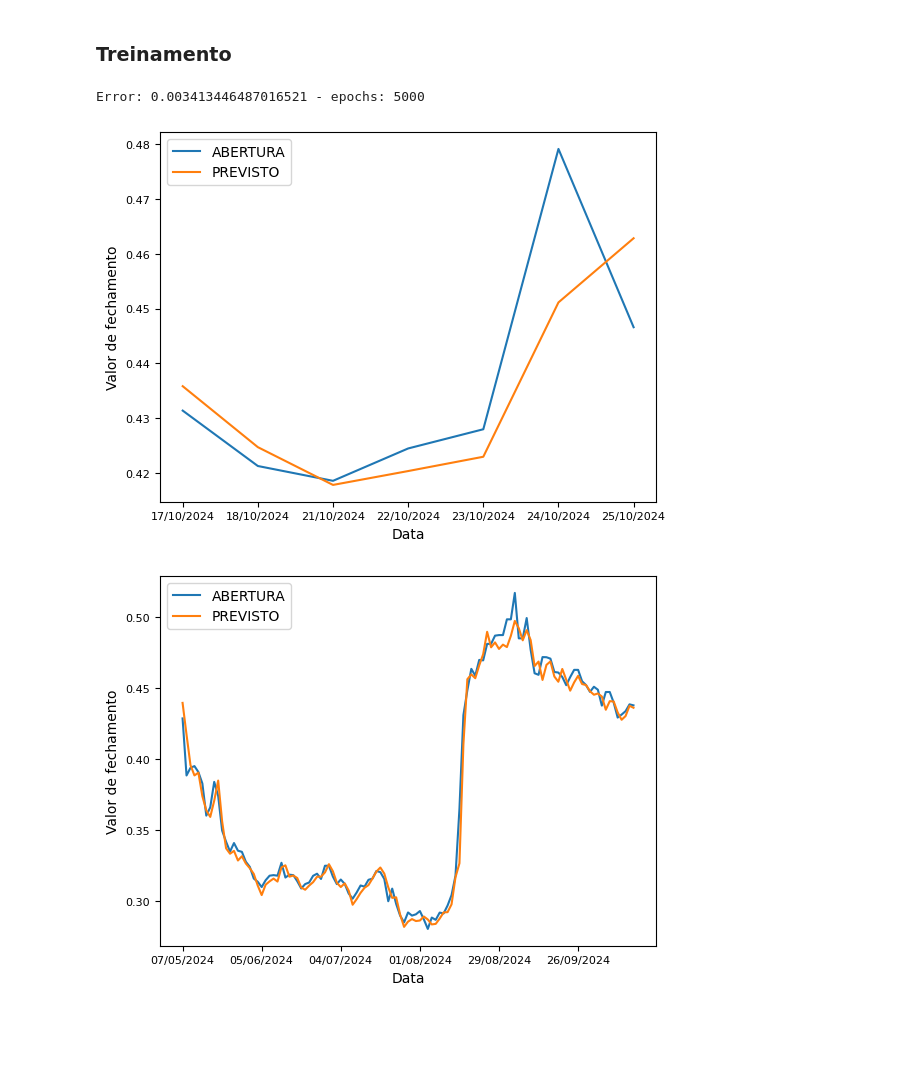
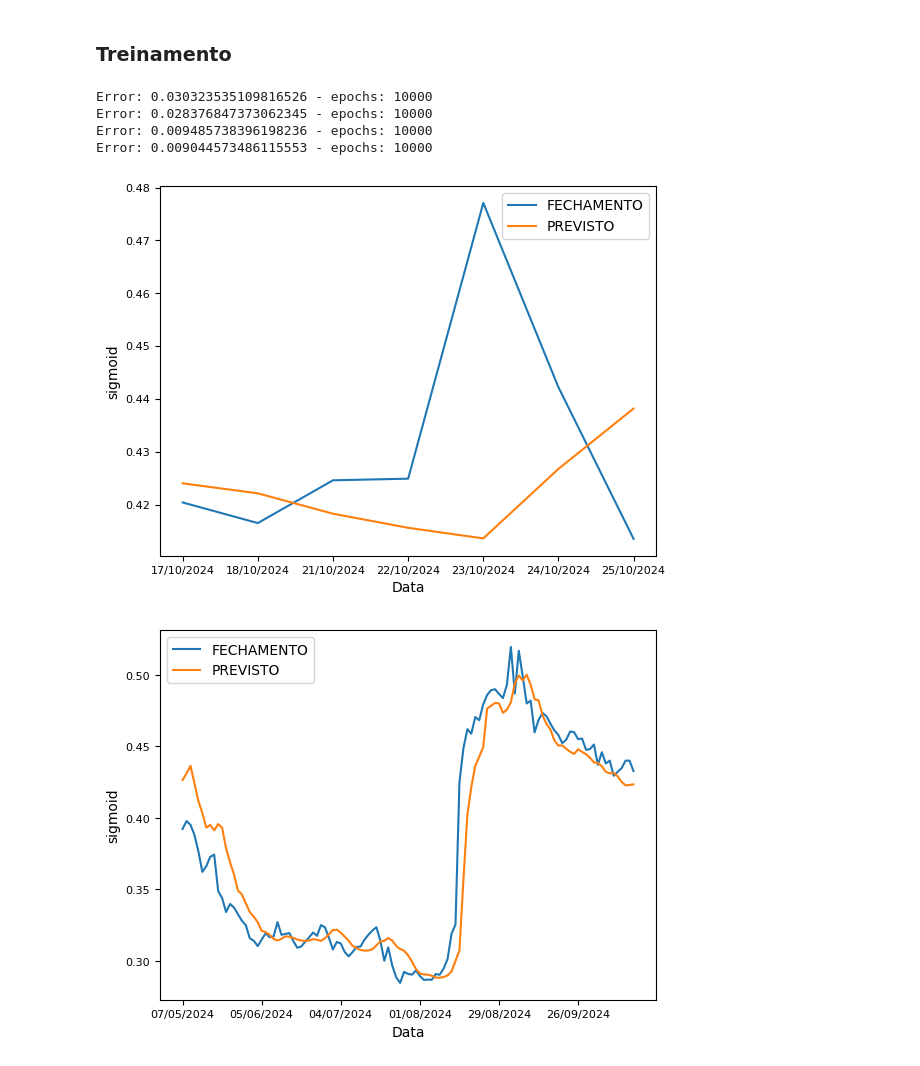
Before and after one commit to Diogo-NB/stock-exchange-mlp-predictions, a Jupyter notebook: stock_exchange_mlp_predictions.ipynb, the cells around one changed output. Cells and saved outputs as stored; diff of their text form; code cells hidden in the pictures; blank space fills up the shorter version.

```diff
--- a/stock_exchange_mlp_predictions.ipynb
+++ b/stock_exchange_mlp_predictions.ipynb
@@ -36,7 +36,7 @@ df
 N_DAYS = 7
 
 input = np.array([(df[i:i+N_DAYS].to_numpy().flatten()) for i in range(df.index.size - N_DAYS)])
-target = np.array([[df.iat[i+N_DAYS, 0]] for i in range(df.index.size - N_DAYS)])
+target = np.array([[df.iat[i+N_DAYS, 1]] for i in range(df.index.size - N_DAYS)])
 
 N_TEST = 7
 
@@ -53,24 +53,53 @@ x_train.shape, t_train.shape, x_test.shape, t_test.shape
 ### Treinamento
 # %%
 from mlp_model import MLP
+from concurrent.futures import ThreadPoolExecutor
 
-mlp = MLP(layers_sizes=[49, 49 * 3, 49 * 2, 49, 21, 7, 1])
-error, epochs = mlp.train(x_train, t_train, learning_rate=0.0025, max_epochs=5000, tolerated_error=0.0001)
-print(f'Error: {error} - epochs: {epochs}')
+models = [
+    MLP(layers_sizes=[49, 100, 100, 1], activation='sigmoid'),
+    MLP(layers_sizes=[49, 120, 120, 1], activation='sigmoid'),
+    MLP(layers_sizes=[49, 100, 100, 1], activation='tanh'),
+    MLP(layers_sizes=[49, 120, 120, 1], activation='tanh')
+]
 
-y_test = mlp.predict(x_test)
-df_test = df.iloc[-N_TEST:].copy()
-df_test['PREVISTO'] = y_test
+training_params = [
+    {'learning_rate': 0.001, 'max_epochs': 10000, 'tolerated_error': 0.001},
+    {'learning_rate': 0.001, 'max_epochs': 10000, 'tolerated_error': 0.001},
+    {'learning_rate': 0.001, 'max_epochs': 10000, 'tolerated_error': 0.001},
+    {'learning_rate': 0.001, 'max_epochs': 10000, 'tolerated_error': 0.001}
+]
 
-df_test.plot(y=['ABERTURA', 'PREVISTO'], xlabel='Data', ylabel='Valor de fechamento', fontsize=8).get_figure().savefig(f'results/{STOCK_NAME}_1.png')
+def execute(i : int):
+    mlp = models[i]
+    # error, epochs = mlp.train(x_train, t_train, learning_rate=0.001, max_epochs=10000, tolerated_error=0.0001)
+    error, epochs = mlp.train(x_train, t_train, **training_params[i])
 
-y = mlp.predict(x_train)
+    y_test = mlp.predict(x_test)
 
-df_predict = df.iloc[N_DAYS:-N_TEST].copy()
-df_predict['PREVISTO'] = y
+    y = mlp.predict(x_train)
 
-df_predict.plot(y=['ABERTURA', 'PREVISTO'], xlabel='Data', ylabel='Valor de fechamento', fontsize=8).get_figure().savefig(f'results/{STOCK_NAME}_2.png')
+    return y, y_test, error, epochs, "sigmoid" if i < 2 else "tanh"
+
+with ThreadPoolExecutor(max_workers=4) as executor:
+    results = executor.map(execute, range(len(models)))
+
+    for i, result in enumerate(results):
+        y, y_test, error, epochs, legend = result
+        print(f'Error: {error} - epochs: {epochs}')
+
+        df_test = df.iloc[-N_TEST:].copy()
+        df_test['PREVISTO'] = y_test
+
+        df_test.plot(y=['FECHAMENTO', 'PREVISTO'], xlabel='Data', ylabel=legend, legend=legend, fontsize=8).get_figure().savefig(f'results/{STOCK_NAME}_{i}.png')
+
+        df_predict = df.iloc[N_DAYS:-N_TEST].copy()
+        df_predict['PREVISTO'] = y
+
+        df_predict.plot(y=['FECHAMENTO', 'PREVISTO'], xlabel='Data', ylabel=legend, legend=legend, fontsize=8).get_figure().savefig(f'results/{STOCK_NAME}_test_{i}.png')
 # %% [output]
-Error: 0.003413446487016521 - epochs: 5000
+Error: 0.030323535109816526 - epochs: 10000
+Error: 0.028376847373062345 - epochs: 10000
+Error: 0.009485738396198236 - epochs: 10000
+Error: 0.009044573486115553 - epochs: 10000
-[figure, old version]
+[figure, new version]
-[figure, old version]
+[figure, new version]
```
Also changed, not shown: parts of 1 cell of this notebook, 9 other files.
